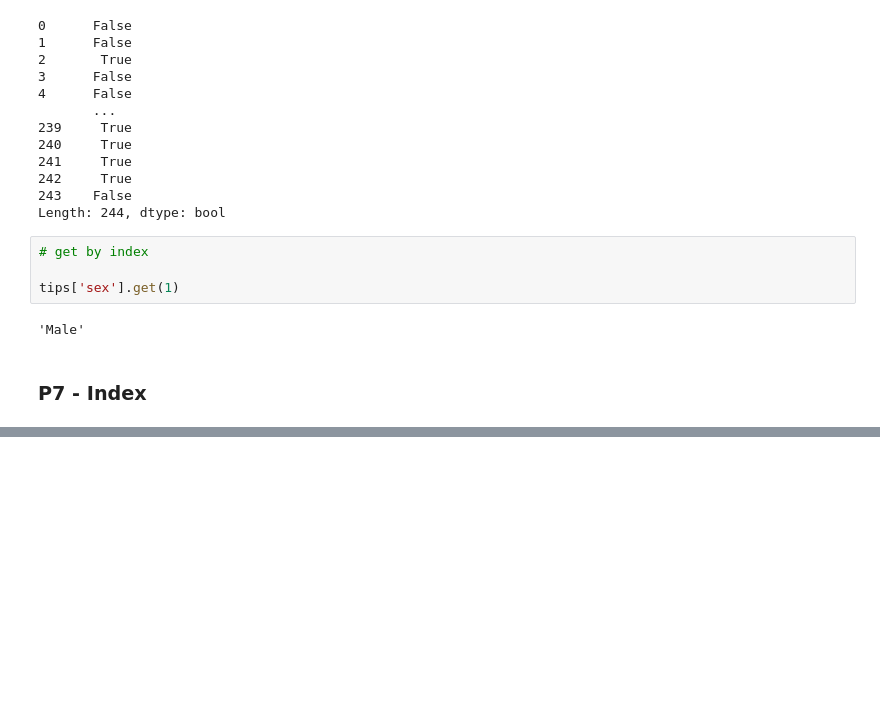
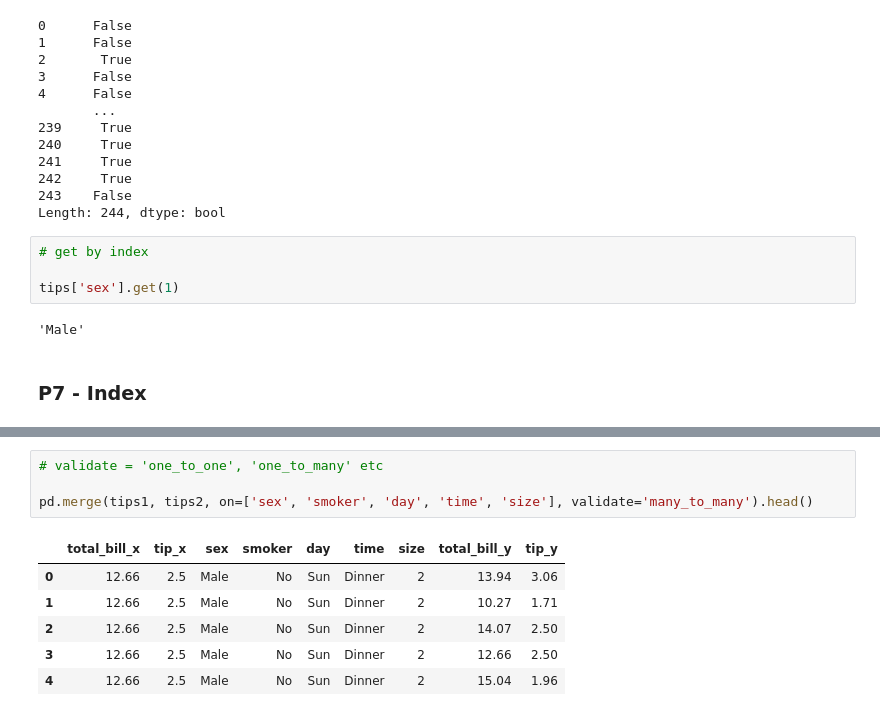
Before and after one commit to amin-torabi/learndataa, a Jupyter notebook: ds_beginner/pandas.ipynb, the cells around one changed output, grey strips where cells are left out. Saved outputs shown, nothing was run; the diff lists cells and outputs as text; blank space fills up the shorter version.

```diff
--- a/ds_beginner/pandas.ipynb
+++ b/ds_beginner/pandas.ipynb
@@ -237,0 +337,11 @@ tips['sex'].get(1)
+# %%
+# validate = 'one_to_one', 'one_to_many' etc
+
+pd.merge(tips1, tips2, on=['sex', 'smoker', 'day', 'time', 'size'], validate='many_to_many').head()
+# %% [output]
+|  | total_bill_x | tip_x | sex | smoker | day | time | size | total_bill_y | tip_y |
+| 0 | 12.66 | 2.5 | Male | No | Sun | Dinner | 2 | 13.94 | 3.06 |
+| 1 | 12.66 | 2.5 | Male | No | Sun | Dinner | 2 | 10.27 | 1.71 |
+| 2 | 12.66 | 2.5 | Male | No | Sun | Dinner | 2 | 14.07 | 2.50 |
+| 3 | 12.66 | 2.5 | Male | No | Sun | Dinner | 2 | 12.66 | 2.50 |
+| 4 | 12.66 | 2.5 | Male | No | Sun | Dinner | 2 | 15.04 | 1.96 |
```
Also changed, not shown: parts of 63 cells of this notebook.
